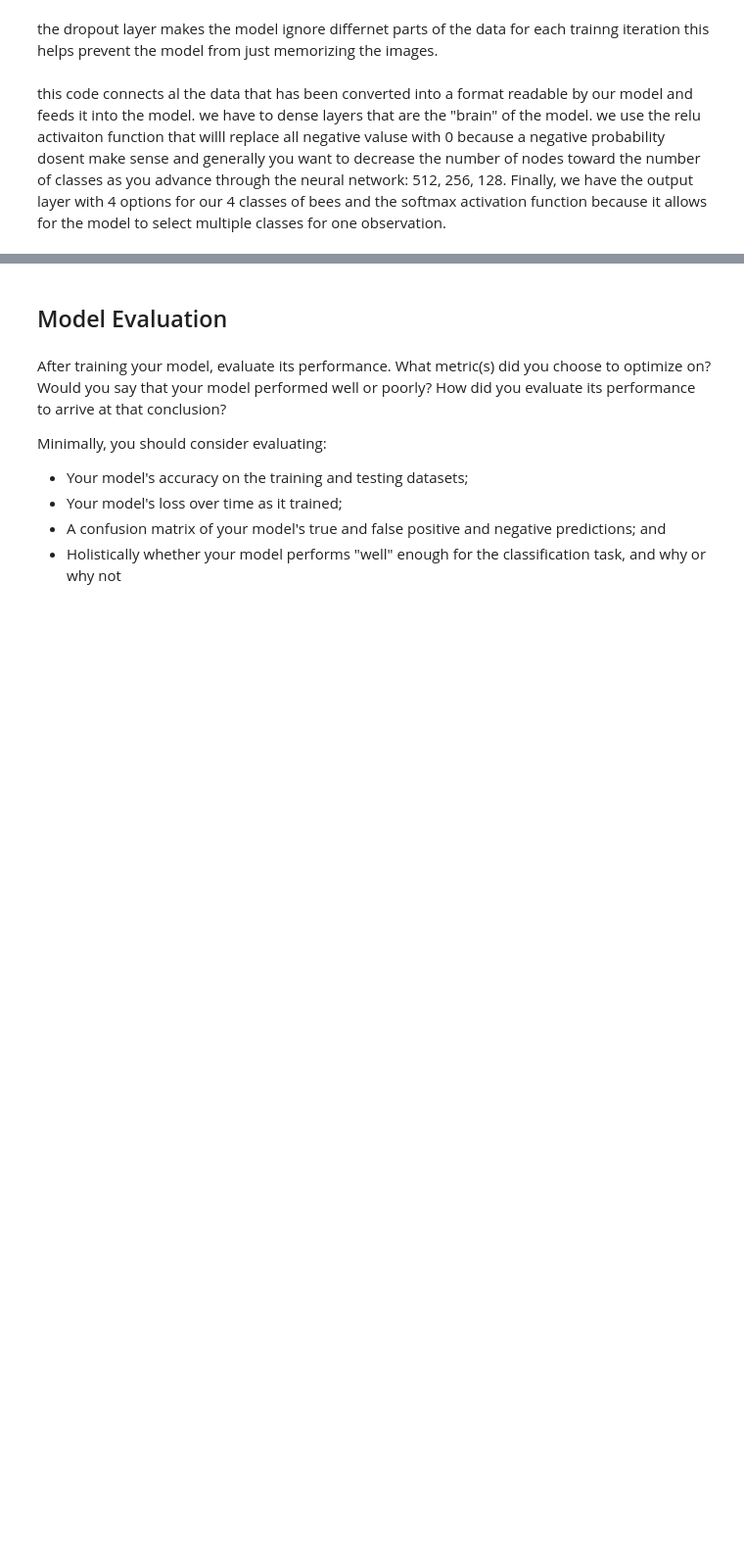
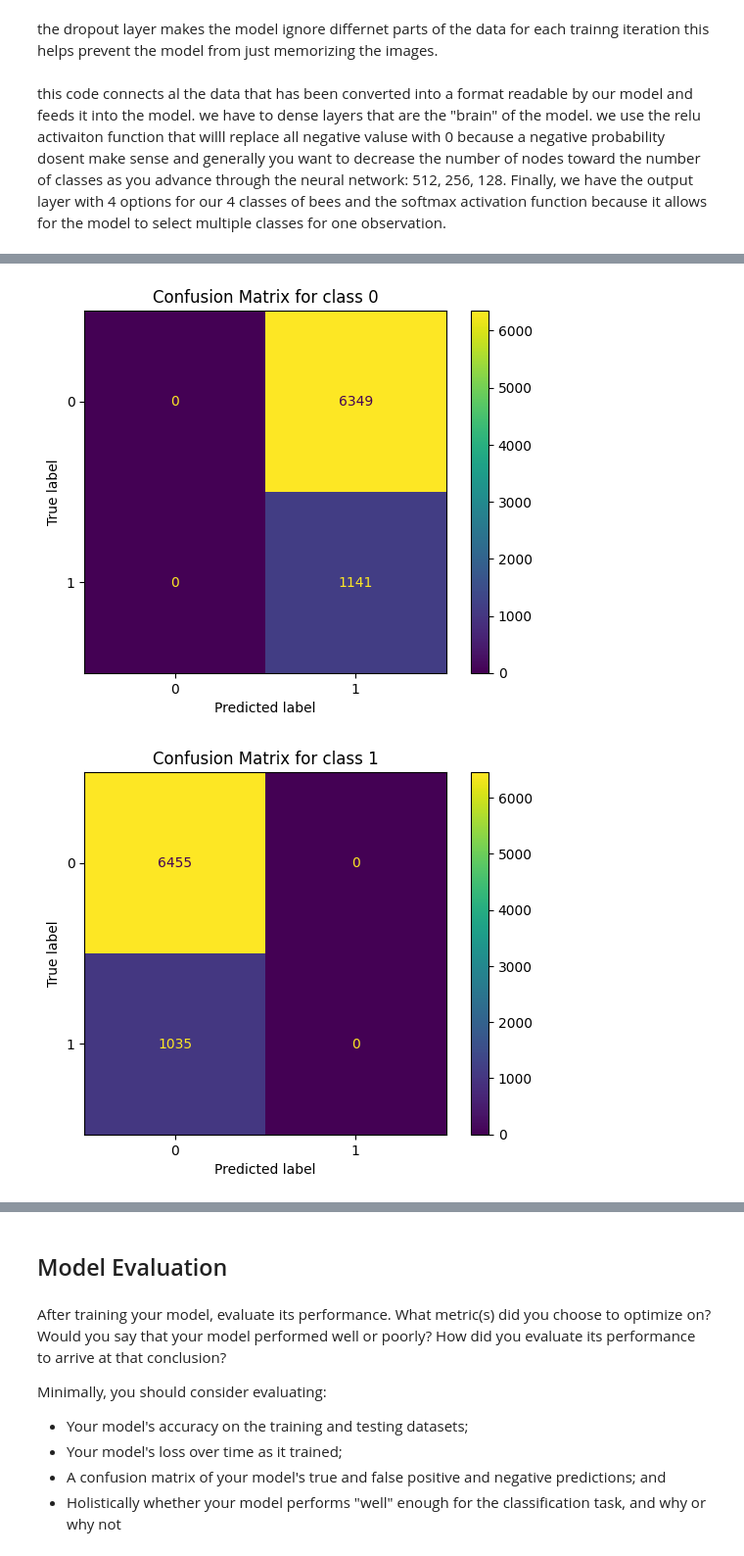
Before and after one commit to Nelson-Webinger/data-3000, a Jupyter notebook: exams/final.ipynb, the cells around one changed output, grey strips where cells are left out. Shown at 98% size. Saved outputs shown, nothing was run; the diff lists cells and outputs as text; code cells hidden in the pictures; blank space fills up the shorter version.

```diff
--- a/exams/final.ipynb
+++ b/exams/final.ipynb
@@ -238,0 +293,16 @@ Text(0.5, 1.0, 'Training and validation loss')
+# %%
+preds = model.predict(x_train)
+
+import matplotlib.pyplot as plt
+from sklearn.metrics import multilabel_confusion_matrix, ConfusionMatrixDisplay
+
+# Generate multilabel confusion matrices
+conf_matrices = multilabel_confusion_matrix(y_train, preds)
+
+# Plot each confusion matrix
+for i, cm in enumerate(conf_matrices):
+    disp = ConfusionMatrixDisplay(confusion_matrix=cm)
+    disp.plot()
+    plt.title(f'Confusion Matrix for class {i}')
+    plt.show()
+# %% [output]
@@ -238,0 +310,2 @@ Text(0.5, 1.0, 'Training and validation loss')
+[figure, added]
+[figure, added]
```
Also changed, not shown: parts of 11 cells of this notebook.
